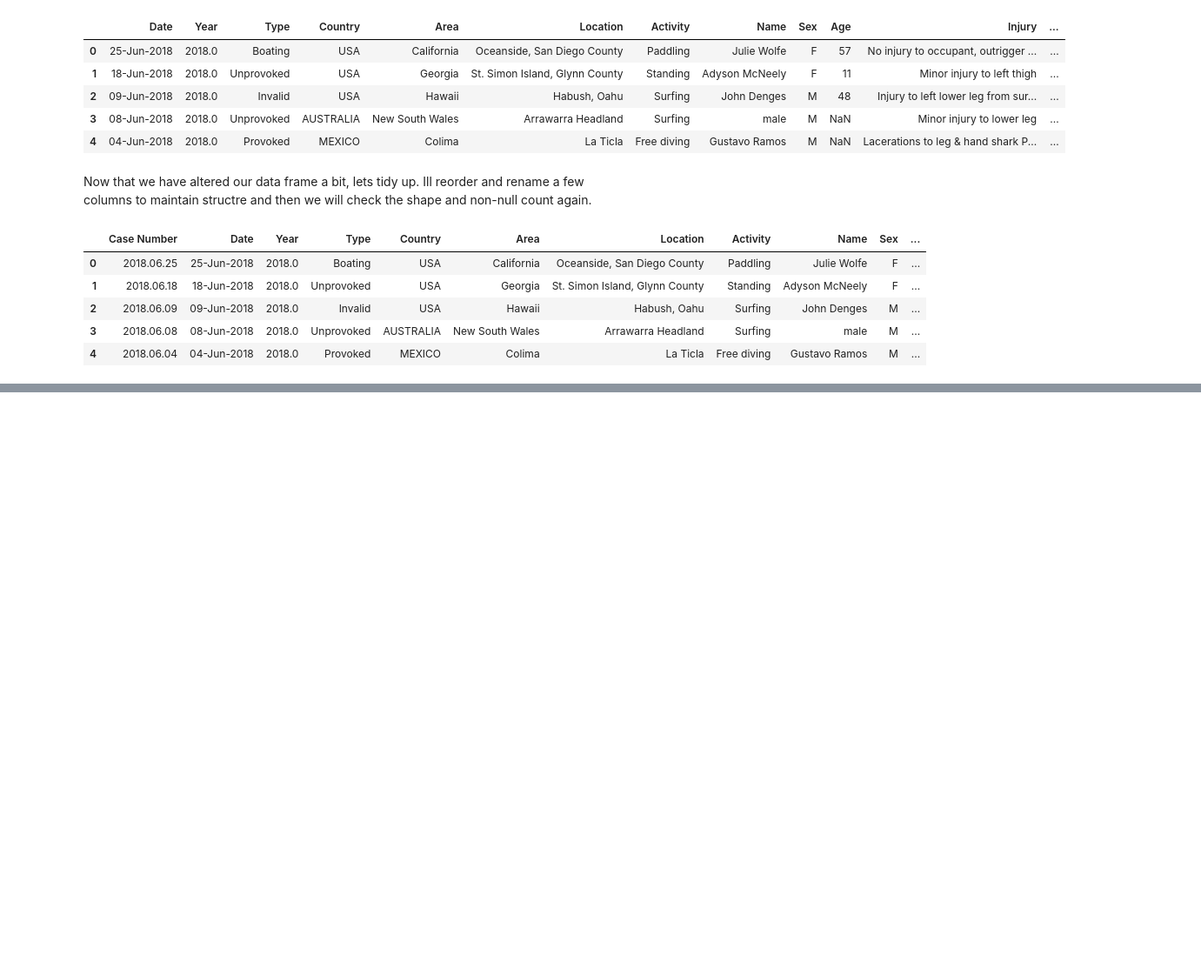
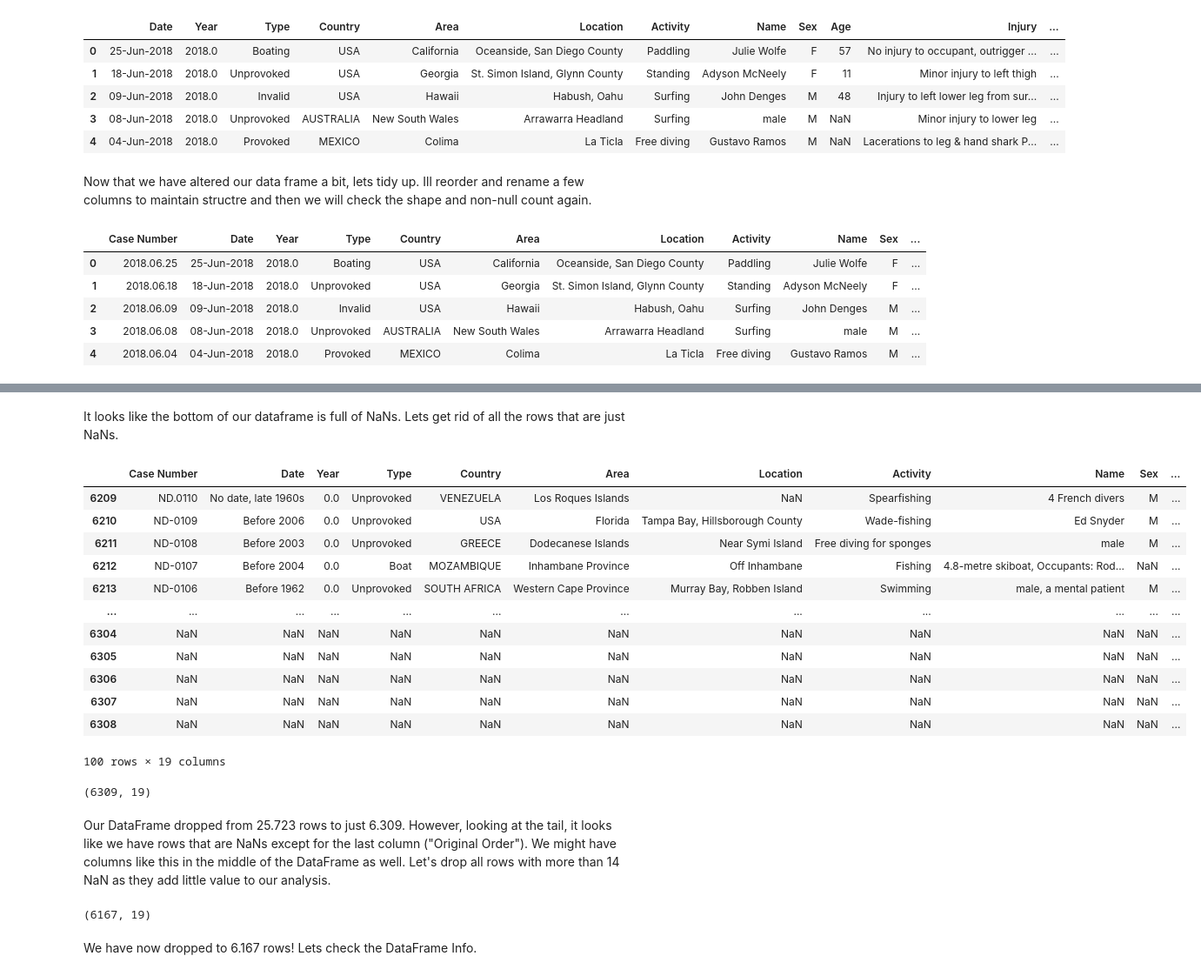
Before and after one commit to castrokike/data-cleaning-pandas, a Jupyter notebook: clean.ipynb, the cells around one changed output, grey strips where cells are left out. Shown: that part at 87% size. Saved outputs shown, nothing was run; the diff lists cells and outputs as text; code cells hidden in the pictures; blank space fills up the shorter version.

```diff
--- a/clean.ipynb
+++ b/clean.ipynb
@@ -256,0 +273,32 @@ attacks.head()
+# %% [markdown]
+It looks like the bottom of our dataframe is full of NaNs. Lets get rid of all the rows that are just NaNs.
+# %%
+attacks.dropna(how='all',inplace=True)
+attacks.tail(100)
+# %% [output]
+|  | Case Number | Date | Year | Type | Country | Area | Location | Activity | Name | Sex | ... |
+| 6209 | ND.0110 | No date, late 1960s | 0.0 | Unprovoked | VENEZUELA | Los Roques Islands | NaN | Spearfishing | 4 French divers | M | ... |
+| 6210 | ND-0109 | Before 2006 | 0.0 | Unprovoked | USA | Florida | Tampa Bay, Hillsborough County | Wade-fishing | Ed Snyder | M | ... |
+| 6211 | ND-0108 | Before 2003 | 0.0 | Unprovoked | GREECE | Dodecanese Islands | Near Symi Island | Free diving for sponges | male | M | ... |
+| 6212 | ND-0107 | Before 2004 | 0.0 | Boat | MOZAMBIQUE | Inhambane Province | Off Inhambane | Fishing | 4.8-metre skiboat, Occupants: Rod... | NaN | ... |
+| 6213 | ND-0106 | Before 1962 | 0.0 | Unprovoked | SOUTH AFRICA | Western Cape Province | Murray Bay, Robben Island | Swimming | male, a mental patient | M | ... |
+| ... | ... | ... | ... | ... | ... | ... | ... | ... | ... | ... | ... |
+| 6304 | NaN | NaN | NaN | NaN | NaN | NaN | NaN | NaN | NaN | NaN | ... |
+| 6305 | NaN | NaN | NaN | NaN | NaN | NaN | NaN | NaN | NaN | NaN | ... |
+| 6306 | NaN | NaN | NaN | NaN | NaN | NaN | NaN | NaN | NaN | NaN | ... |
+| 6307 | NaN | NaN | NaN | NaN | NaN | NaN | NaN | NaN | NaN | NaN | ... |
+| 6308 | NaN | NaN | NaN | NaN | NaN | NaN | NaN | NaN | NaN | NaN | ... |
+100 rows × 19 columns
+# %%
+attacks.shape
+# %% [output]
+(6309, 19)
+# %% [markdown]
+Our DataFrame dropped from 25.723 rows to just 6.309. However, looking at the tail, it looks like we have rows that are NaNs except for the last column ("Original Order"). We might have columns like this in the middle of the DataFrame as well. Let's drop all rows with more than 14 NaN as they add little value to our analysis.
+# %%
+attacks.dropna(thresh=14,inplace=True)
+attacks.shape
+# %% [output]
+(6167, 19)
+# %% [markdown]
+We have now dropped to 6.167 rows! Lets check the DataFrame Info.
```
Also changed, not shown: parts of 3 cells of this notebook.
